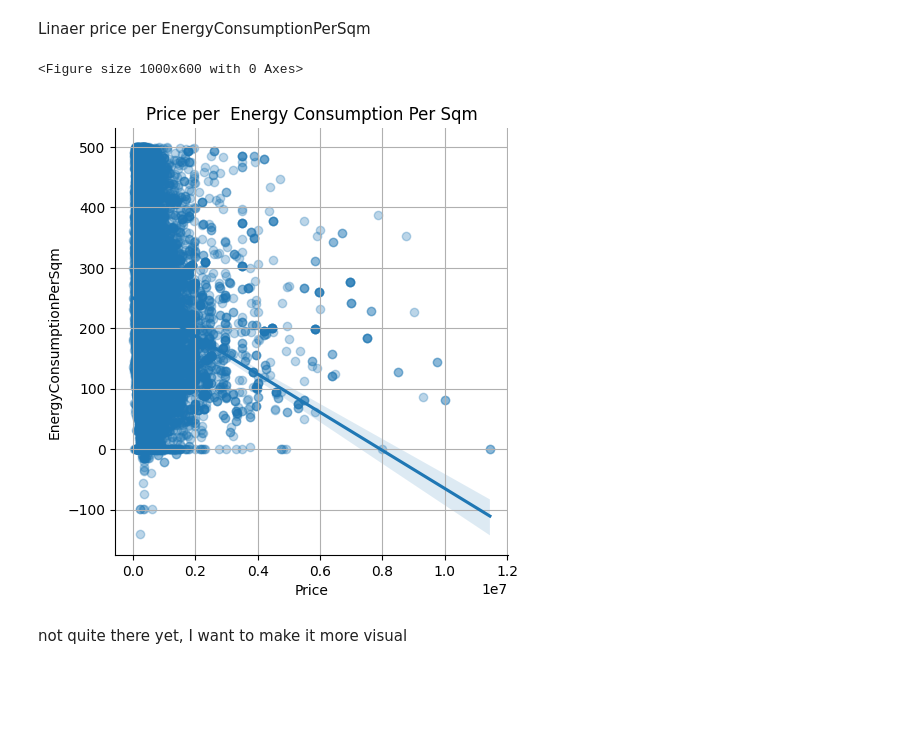
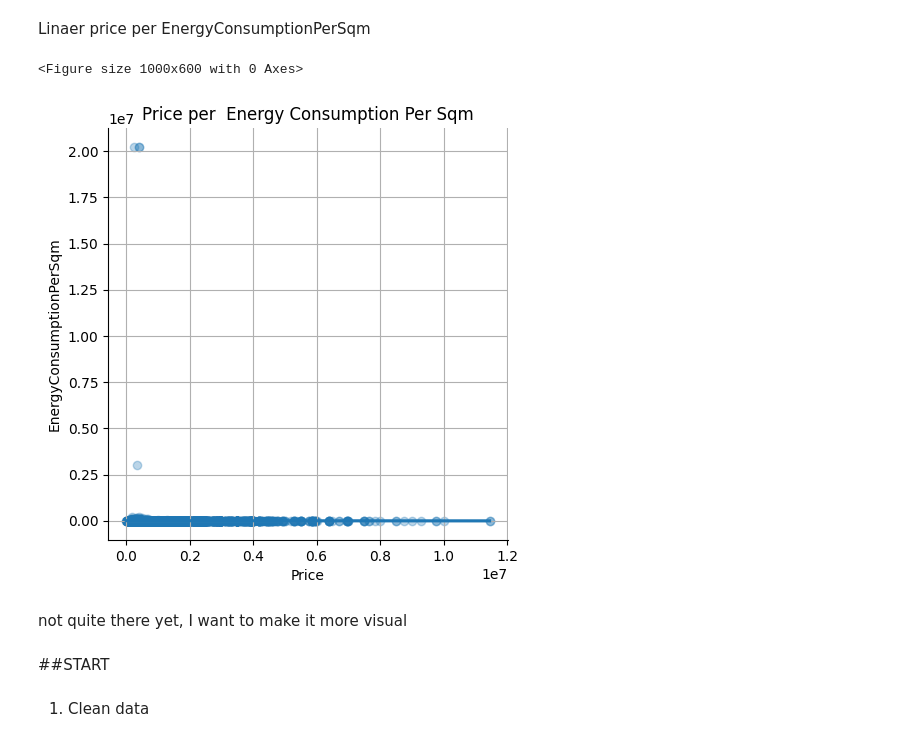
Before and after one commit to gnadela/immoeliza-analysis, a Jupyter notebook: analysis/Notebook_caro.ipynb, the cells around one changed output. Drawn from its saved outputs; the diff is of its cells as text; code cells hidden in the pictures; blank space fills up the shorter version.

```diff
--- a/analysis/Notebook_caro.ipynb
+++ b/analysis/Notebook_caro.ipynb
@@ -534,16 +534,16 @@ Linaer price per EnergyConsumptionPerSqm
 # %%
 
 plt.figure(figsize=(10, 6))
 select_data = data[data['EnergyConsumptionPerSqm'] < 500]
 
-sns.lmplot(x='Price', y='EnergyConsumptionPerSqm', data=select_data, scatter_kws={'alpha':0.3})
+sns.lmplot(x='Price', y='EnergyConsumptionPerSqm', data=data, scatter_kws={'alpha':0.3})
 plt.title('Price per  Energy Consumption Per Sqm')
 plt.xlabel('Price')
 plt.ylabel('EnergyConsumptionPerSqm')
 plt.grid(True)
 plt.show()
 # %% [output]
 <Figure size 1000x600 with 0 Axes>
-[figure, old version]
+[figure, new version]
 # %% [markdown]
 not quite there yet, I want to make it more visual
@@ -569,0 +572,4 @@ plt.show()
+# %% [markdown]
+##START
+# %% [markdown]
+1. Clean data
```
Also changed, not shown: parts of 24 cells of this notebook, 1 other file.
